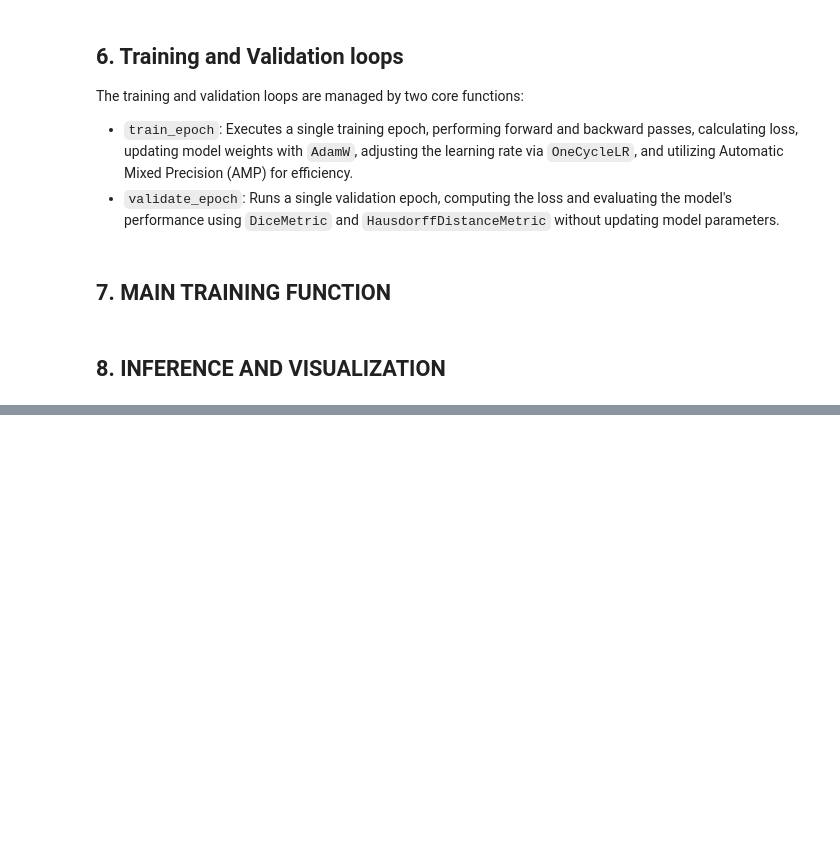
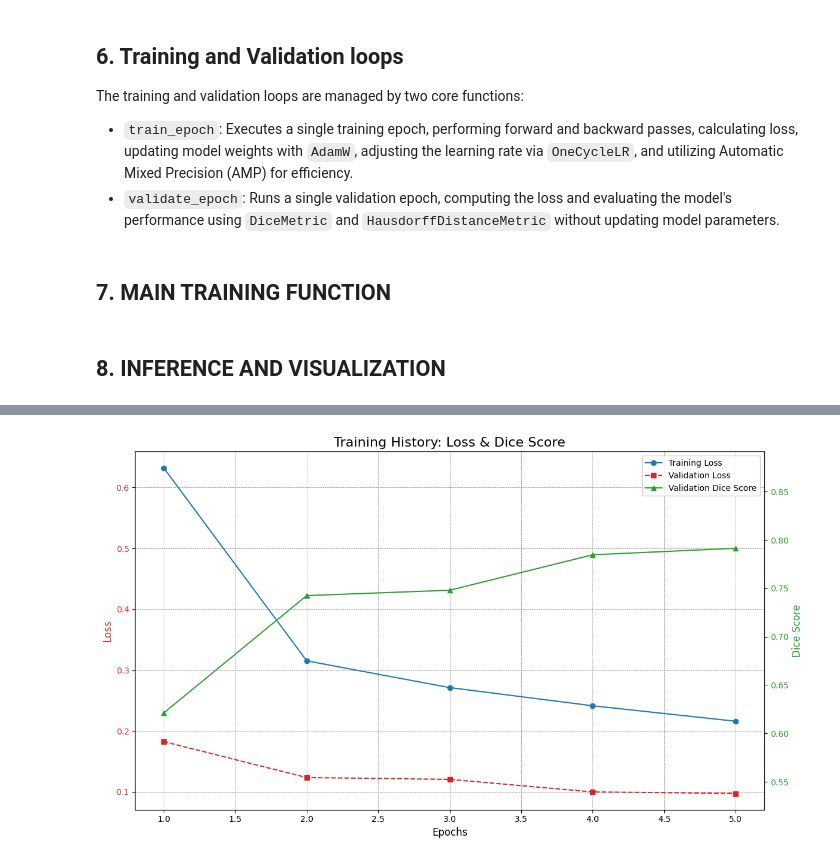
Before and after one commit to youssef-omarrr/Machine-and-deep-learning, a Jupyter notebook: Projects/Brain Tumor Segmentation/Brain_tumor_seg_V3.ipynb, the cells around one changed output, grey strips where cells are left out. Cells and saved outputs as stored; diff of their text form; code cells hidden in the pictures; blank space fills up the shorter version.

```diff
--- a/Projects/Brain Tumor Segmentation/Brain_tumor_seg_V3.ipynb
+++ b/Projects/Brain Tumor Segmentation/Brain_tumor_seg_V3.ipynb
@@ -578,7 +642,8 @@ def train_epoch(model, train_loader, optimizer, scheduler, loss_fn, scaler, devi
     for batch_idx, batch in enumerate(pbar):
         # 4. Move batch data to the specified device.
         images = batch['image'].to(device, non_blocking=True)
-        masks = batch['mask'].to(device, non_blocking=True)
+        # Keep mask channel dimension: expect label map [B, 1, H, W] for MONAI losses that accept B1HW format
+        masks = batch['mask'].long().to(device, non_blocking=True)  # [B, 1, H, W]
 
         # 5. Clear previous gradients.
         optimizer.zero_grad()
@@ -587,9 +652,8 @@ def train_epoch(model, train_loader, optimizer, scheduler, loss_fn, scaler, devi
         with torch.amp.autocast(device_type= device):
             # 7. Forward pass.
             outputs = model(images)
-            # 8. Reshape mask from [B, H, W] to [B, 1, H, W] to match model output dimensions
-            #    and ensure it's a float tensor for the loss calculation.
-            masks = masks.unsqueeze(1).float()
+            # Loss implementations (MONAI) expect target shape matching B1H[WD] when not already one-hot.
+
             loss = loss_fn(outputs, masks)
 
         # 9. Scale loss and perform backward pass.
@@ -637,13 +701,14 @@ def validate_epoch(model, val_loader, loss_fn, metrics, device):
         for batch in pbar:
             # 6. Move batch data to the specified device.
             images = batch['image'].to(device, non_blocking=True)
-            masks = batch['mask'].to(device, non_blocking=True)
+            # Keep mask channel dimension: labels should be [B, 1, H, W] integers for MONAI losses
+            masks = batch['mask'].long().to(device, non_blocking=True)  # [B, 1, H, W]
 
             # 7. Enable AMP for validation (no effect on gradients).
             with torch.amp.autocast(device_type= device):
                 # 8. Forward pass.
                 outputs = model(images)
-                # 9. Calculate loss.
+
                 loss = loss_fn(outputs, masks)
 
             # 10. Accumulate batch loss.
@@ -653,18 +718,31 @@ def validate_epoch(model, val_loader, loss_fn, metrics, device):
             if isinstance(outputs, dict):
                 outputs = outputs['main']
 
-            # 12. Convert logits to probabilities.
-            preds = torch.softmax(outputs, dim=1)
+            # 12. Prepare predictions and labels for metrics.
+            # Convert logits to class labels (discrete) for Dice computation.
+            # Use argmax on logits (or softmax) to get predicted class indices [B, H, W].
+            pred_labels = torch.argmax(outputs, dim=1)  # [B, H, W]
 
-            # 13. Update Dice metric.
-            metrics['dice'](preds, masks)
+            # Prepare one-hot predictions [B, C, H, W] for DiceMetric
+            num_classes = outputs.shape[1]
+            pred_onehot = F.one_hot(pred_labels, num_classes=num_classes)            # [B, H, W, C]
+            pred_onehot = pred_onehot.permute(0, 3, 1, 2).to(outputs.dtype)          # [B, C, H, W]
+
+            # Prepare one-hot labels [B, C, H, W] for DiceMetric
+            labels_for_onehot = masks.squeeze(1).long()  # [B, H, W]
+            labels_onehot = F.one_hot(labels_for_onehot, num_classes=num_classes)    # [B, H, W, C]
+            labels_onehot = labels_onehot.permute(0, 3, 1, 2).to(outputs.dtype)      # [B, C, H, W]
+
+            # 13. Update Dice metric with discrete one-hot predictions.
+            metrics['dice'](pred_onehot, labels_onehot)
 
             # 14. Prepare binary predictions and masks for Hausdorff distance.
-            binary_preds = torch.argmax(preds, dim=1, keepdim=True)
-            binary_masks = masks.unsqueeze(1)
+            binary_preds = pred_labels.unsqueeze(1).long()  # [B,1,H,W]
+            binary_masks = masks.long()                     # [B,1,H,W]
 
             # 15. Update Hausdorff metric.
             metrics['hausdorff'](binary_preds, binary_masks)
+
 
     # 16. Aggregate and retrieve final metric scores.
     dice_score = metrics['dice'].aggregate().item()
@@ -856,0 +1109,4 @@ KeyboardInterrupt:
+# %%
+plot_training_history(history = history)
+# %% [output]
+[figure, added]
```
Also changed, not shown: parts of 13 cells of this notebook, 5 other files.
